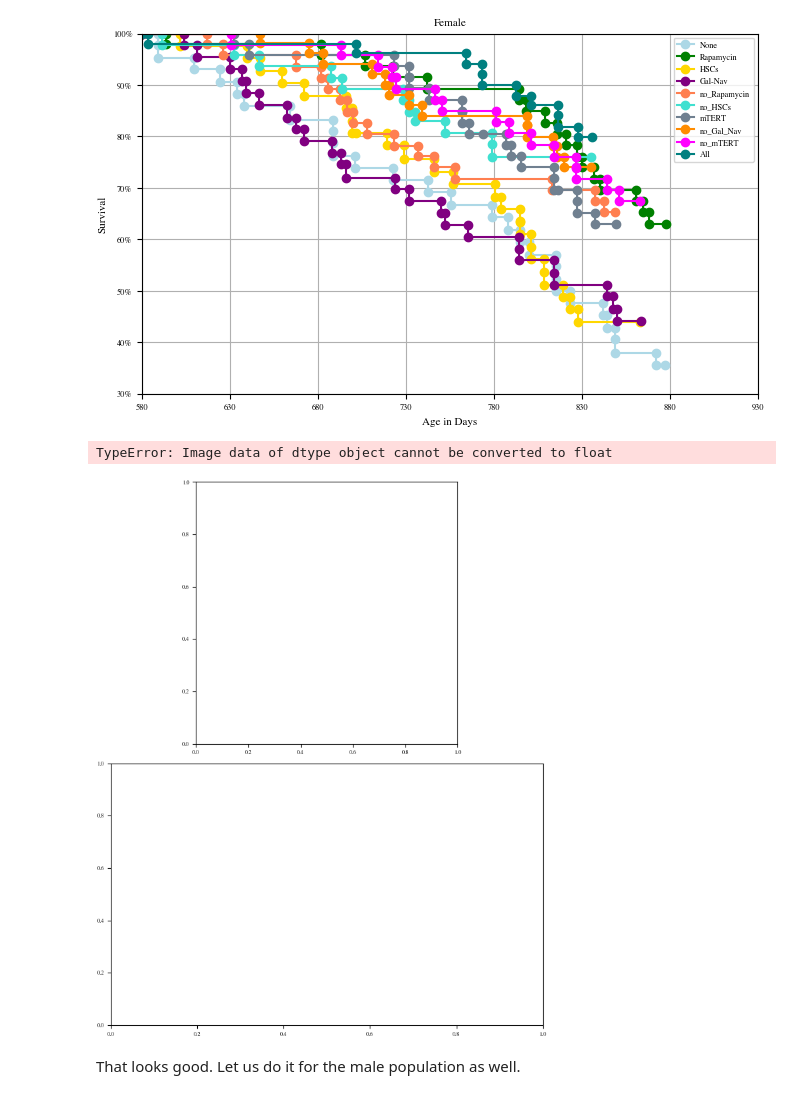
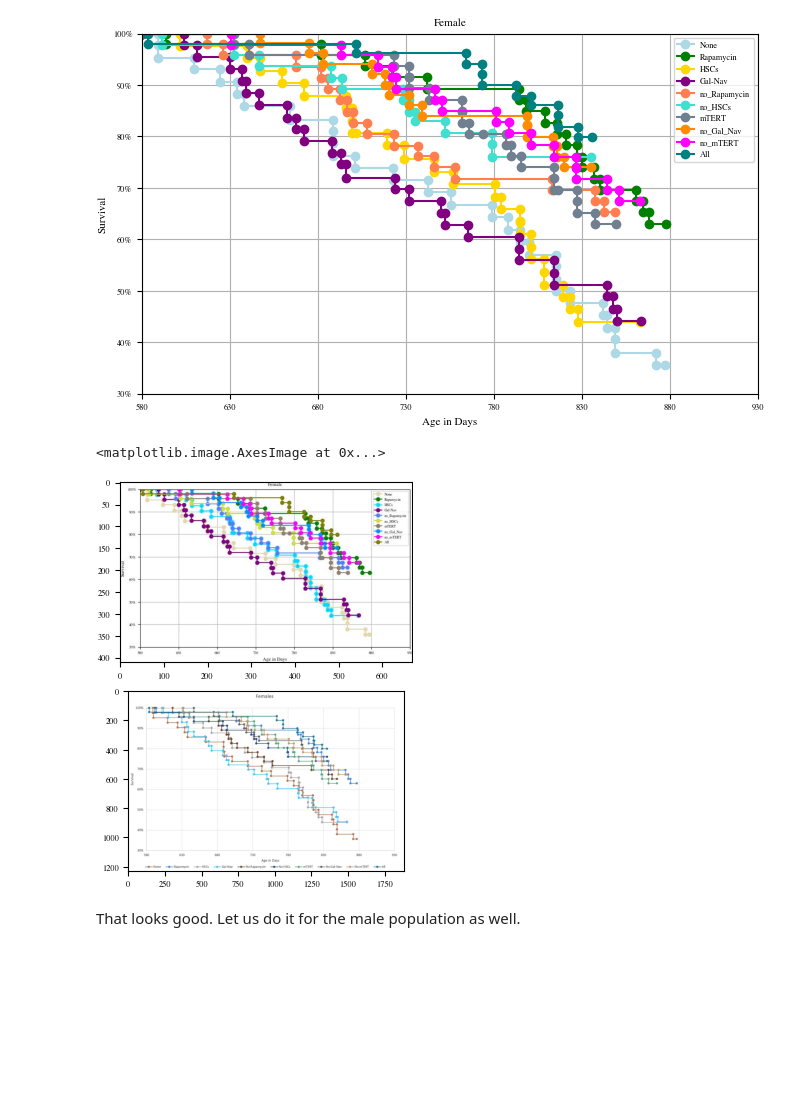
Before and after one commit to shs2017/Data-Literacy, a Jupyter notebook: exp/002_ExtractingPointsFromPlot.ipynb, the cells around one changed output. Cells and saved outputs as stored; diff of their text form; code cells hidden in the pictures; blank space fills up the shorter version.

```diff
--- a/exp/002_ExtractingPointsFromPlot.ipynb
+++ b/exp/002_ExtractingPointsFromPlot.ipynb
@@ -29,8 +29,8 @@ FILE_SAVE_ENDING = '.pdf'    # Download it once as .jpg or .svg to make the comp
 # %% [markdown]
 We need data of single and multiple treatments. For that we used the data of the first study of ['Robust Mouse Rejuvenation' (RMR)](https://www.levf.org/projects/robust-mouse-rejuvenation-study-1). Unfortunately we did not get access to their data set, but their evaluation plots are available [online](https://www.levf.org/projects/robust-mouse-rejuvenation-study-1/study-updates/november-5th-2023-cem49). So lets have a look at it.
 # %%
-raw_plot_image_male = cv2.imread('../dat/img/23_12_RMR_Males.jpg')
-raw_plot_image_female = cv2.imread('../dat/img/23_12_RMR_Females.jpg')
+raw_plot_image_male = cv2.imread('../fig/23_12_RMR_Males.jpg')
+raw_plot_image_female = cv2.imread('../fig/23_12_RMR_Females.jpg')
 plt.rcParams.update(bundles.icml2022(column='full', nrows=2, ncols=1, usetex=USE_LATEX))
 fig, (ax1, ax2) = plt.subplots(2, 1)
 ax1.imshow(raw_plot_image_male)
@@ -262,14 +262,14 @@ plotTimeline(female_df, 'Female', '../dat/img/2401_sanity_check_female_final' +
 # %% [output]
 [figure]
 # %%
-plot_female = cv2.imread('../dat/img/2401_sanity_check_female_final.jpg')
+plot_female = cv2.imread('../fig/2401_sanity_check_female_final.jpg')
 #plt.rcParams.update(bundles.icml2022(column='full', nrows=2, ncols=1, usetex=USE_LATEX))
 _, (ax1, ax2) = plt.subplots(2, 1)
 ax1.imshow(plot_female)
 ax2.imshow(raw_plot_image_female)
 # %% [output]
-TypeError: Image data of dtype object cannot be converted to float
+<matplotlib.image.AxesImage at 0x...>
-[figure, old version]
+[figure, new version]
 # %% [markdown]
 That looks good. Let us do it for the male population as well.
 # %%
```
Also changed, not shown: parts of 7 cells of this notebook, 7 other files.
